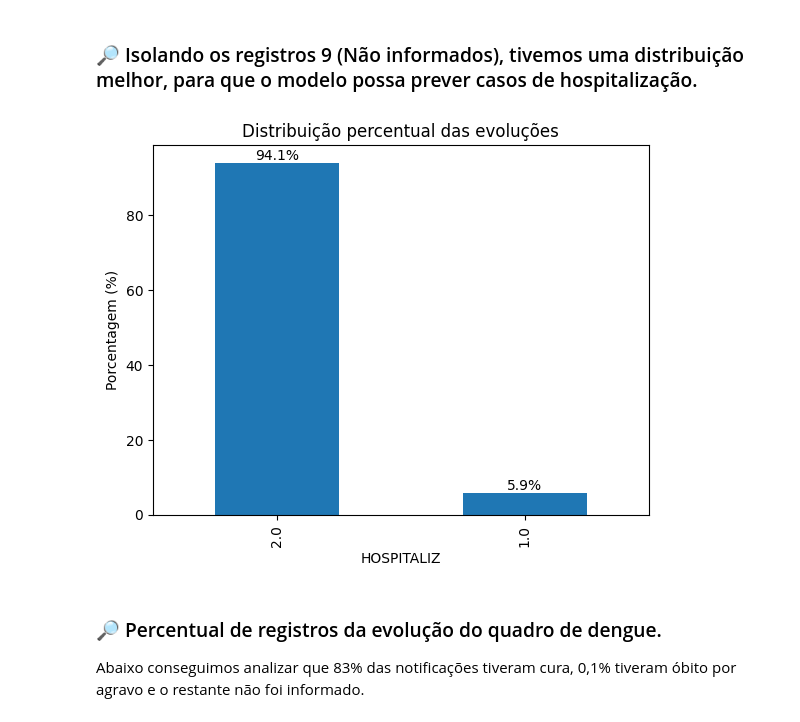
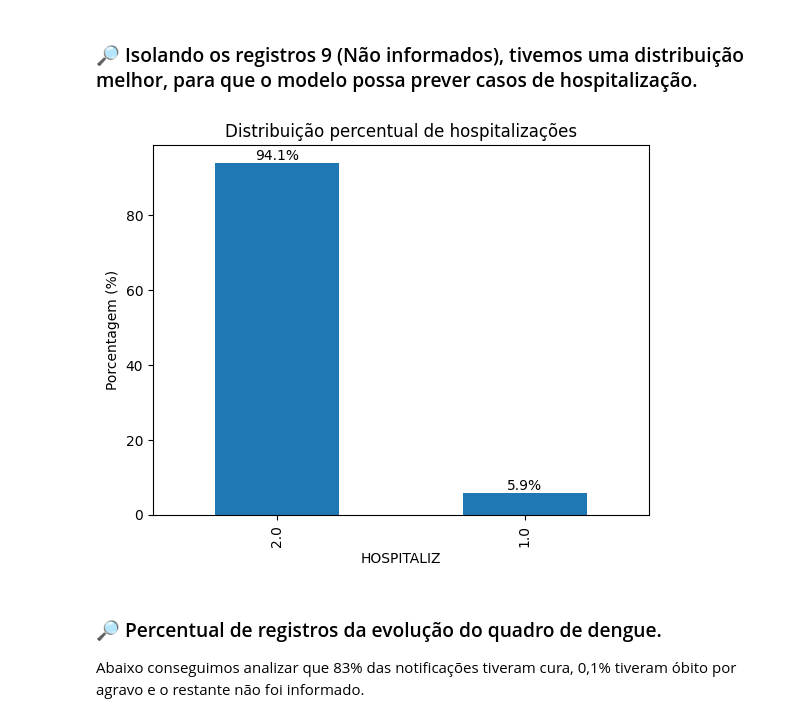
Before and after one commit to rodrigoandrade/8IADT-tech-challenge-fase1, a Jupyter notebook: tech_challenge_fase_1.ipynb, the cells around one changed output. Saved outputs shown, nothing was run; the diff lists cells and outputs as text; code cells hidden in the pictures.

Commit message:
ajuste do title de grafico de hospitalização

```diff
--- a/tech_challenge_fase_1.ipynb
+++ b/tech_challenge_fase_1.ipynb
@@ -617,23 +617,23 @@ plt.show()
 # %%
 dados = dados[dados['HOSPITALIZ'] != 9].copy()
 
 percentual = dados['HOSPITALIZ'].value_counts(normalize=True) * 100
 
 ax = percentual.plot(kind='bar')
 
 for p in ax.patches:
     ax.annotate(
         f'{p.get_height():.1f}%',
         (p.get_x() + p.get_width() / 2., p.get_height()),
         ha='center',
         va='bottom'
     )
 
 plt.ylabel('Porcentagem (%)')
-plt.title('Distribuição percentual das evoluções')
+plt.title('Distribuição percentual de hospitalizações')
 plt.show()
 # %% [output]
-[figure, old version]
+[figure, new version]
 # %% [markdown]
 ### 🔎 Percentual de registros da evolução do quadro de dengue.
 
```
